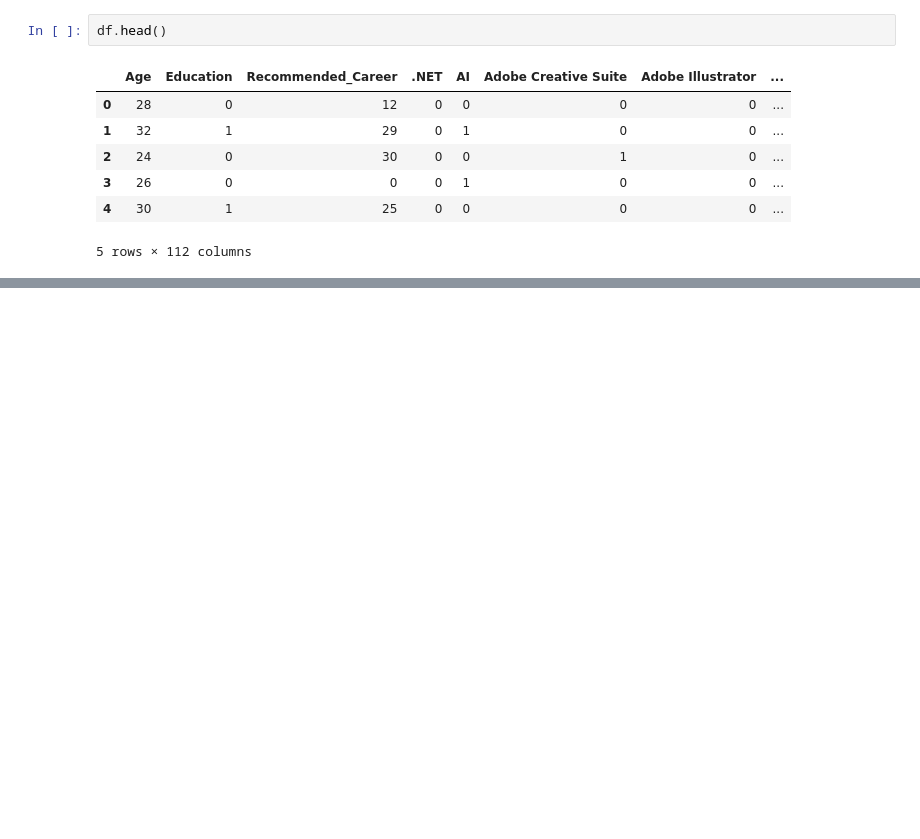
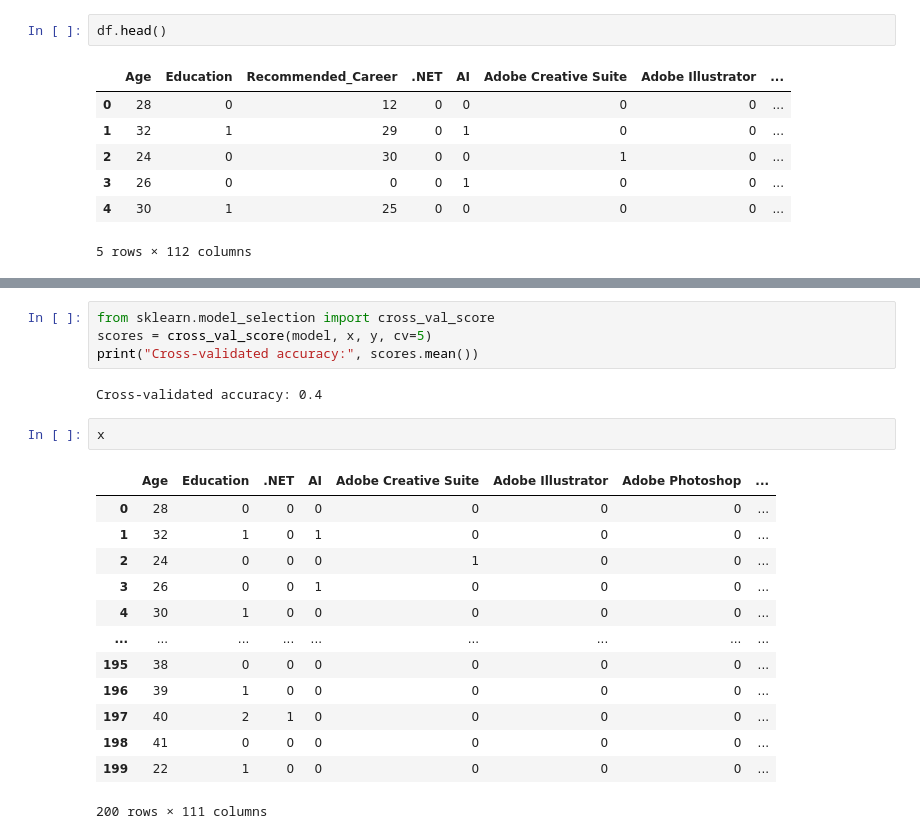
Before and after one commit to ashwinpatrick47/Career_Guidance_Project, a Jupyter notebook: career_ai_model.ipynb, the cells around one changed output, grey strips where cells are left out. Drawn from its saved outputs; the diff is of its cells as text; blank space fills up the shorter version.

Commit message:
Initial commit with AI model

```diff
--- a/career_ai_model.ipynb
+++ b/career_ai_model.ipynb
@@ -142,0 +270,22 @@ df.head()
+# %%
+from sklearn.model_selection import cross_val_score
+scores = cross_val_score(model, x, y, cv=5)
+print("Cross-validated accuracy:", scores.mean())
+# %% [output]
+Cross-validated accuracy: 0.4
+# %%
+x
+# %% [output]
+|  | Age | Education | .NET | AI | Adobe Creative Suite | Adobe Illustrator | Adobe Photoshop | ... |
+| 0 | 28 | 0 | 0 | 0 | 0 | 0 | 0 | ... |
+| 1 | 32 | 1 | 0 | 1 | 0 | 0 | 0 | ... |
+| 2 | 24 | 0 | 0 | 0 | 1 | 0 | 0 | ... |
+| 3 | 26 | 0 | 0 | 1 | 0 | 0 | 0 | ... |
+| 4 | 30 | 1 | 0 | 0 | 0 | 0 | 0 | ... |
+| ... | ... | ... | ... | ... | ... | ... | ... | ... |
+| 195 | 38 | 0 | 0 | 0 | 0 | 0 | 0 | ... |
+| 196 | 39 | 1 | 0 | 0 | 0 | 0 | 0 | ... |
+| 197 | 40 | 2 | 1 | 0 | 0 | 0 | 0 | ... |
+| 198 | 41 | 0 | 0 | 0 | 0 | 0 | 0 | ... |
+| 199 | 22 | 1 | 0 | 0 | 0 | 0 | 0 | ... |
+200 rows × 111 columns
```
Also changed, not shown: parts of 18 cells of this notebook, 6 other files.
